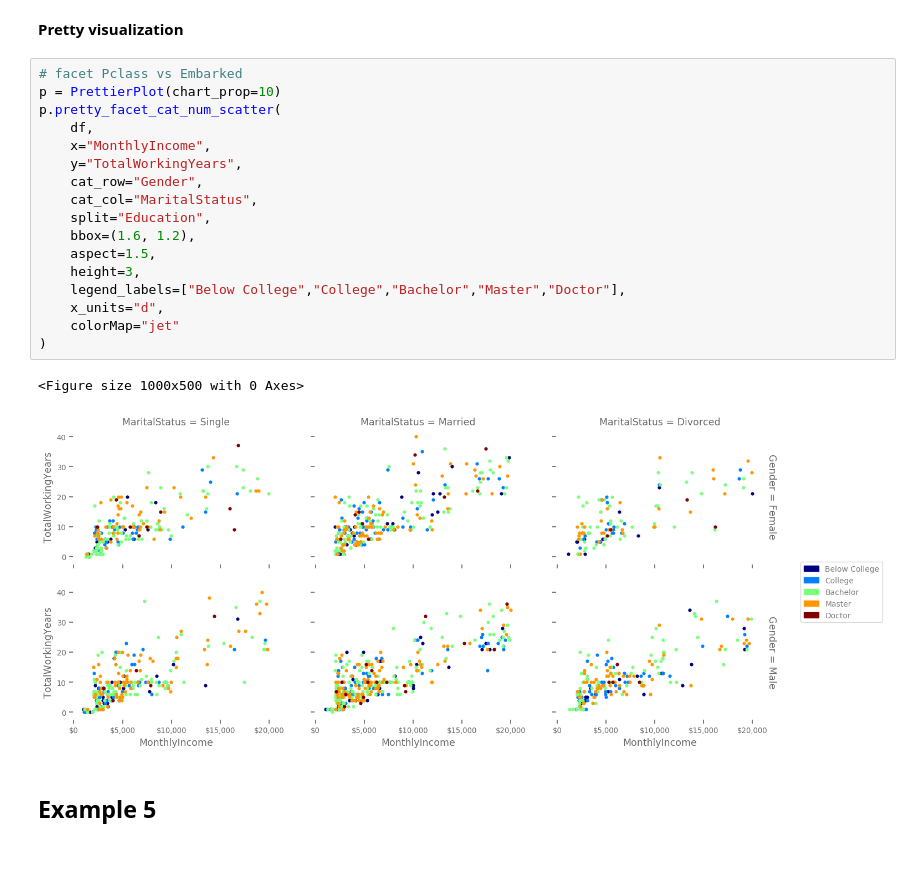
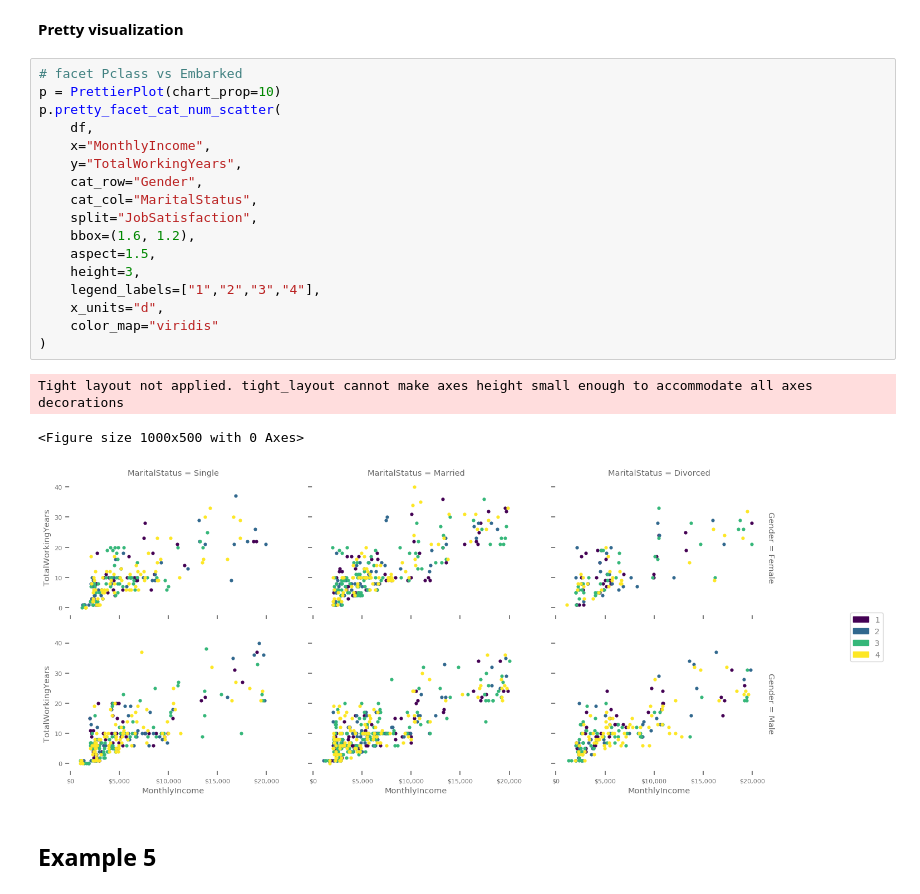
Before and after one commit to sudhu26/data-science-portfolio, a Jupyter notebook: articles/Prettierplotprimer.ipynb, the cells around one changed output. Drawn from its saved outputs; the diff is of its cells as text; blank space fills up the shorter version.

```diff
--- a/articles/Prettierplotprimer.ipynb
+++ b/articles/Prettierplotprimer.ipynb
@@ -272,23 +269,24 @@ __Pretty visualization__
 # %%
 # facet Pclass vs Embarked
 p = PrettierPlot(chart_prop=10)
 p.pretty_facet_cat_num_scatter(
     df,
     x="MonthlyIncome",
     y="TotalWorkingYears",
     cat_row="Gender",
     cat_col="MaritalStatus",
-    split="Education",
+    split="JobSatisfaction",
     bbox=(1.6, 1.2),
     aspect=1.5,
     height=3,
-    legend_labels=["Below College","College","Bachelor","Master","Doctor"],
+    legend_labels=["1","2","3","4"],
     x_units="d",
-    colorMap="jet"
+    color_map="viridis"
 )
 # %% [output]
-<Figure size 1000x500 with 0 Axes>
+Tight layout not applied. tight_layout cannot make axes height small enough to accommodate all axes decorations
+<Figure size 1000x500 with 0 Axes>
-[figure, old version]
+[figure, new version]
 # %% [markdown]
 ## Example 5
 # %% [markdown]
```
Also changed, not shown: parts of 15 cells of this notebook, 1 other file.
